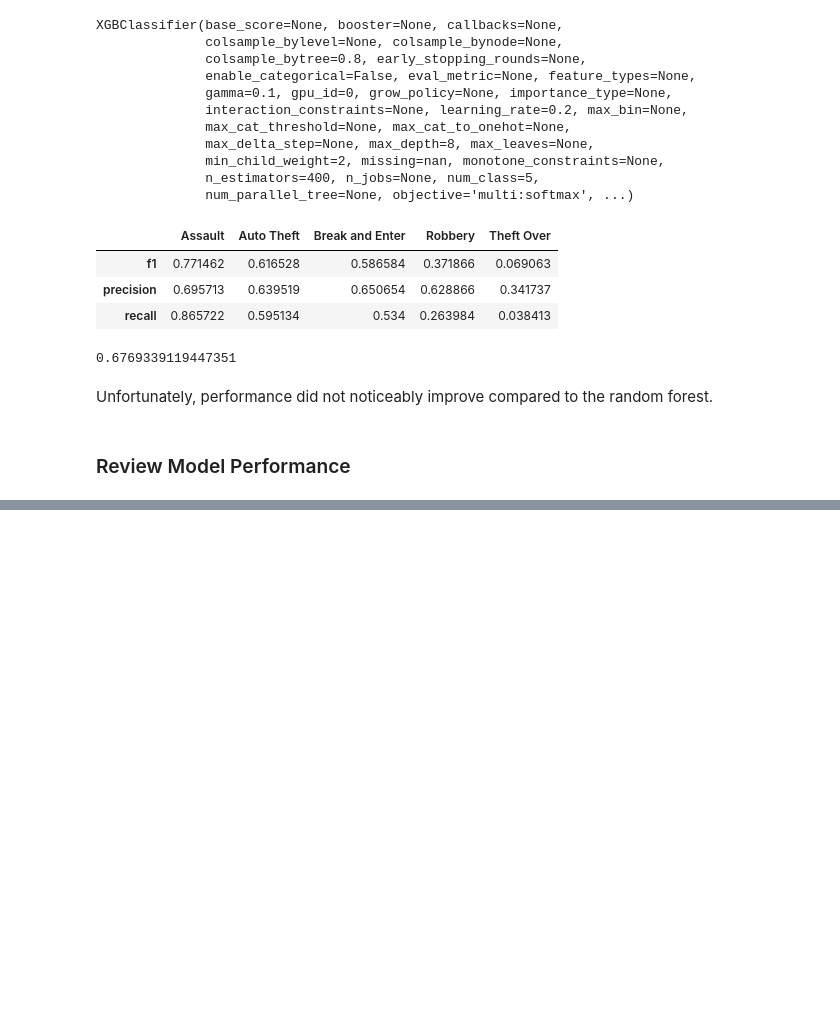
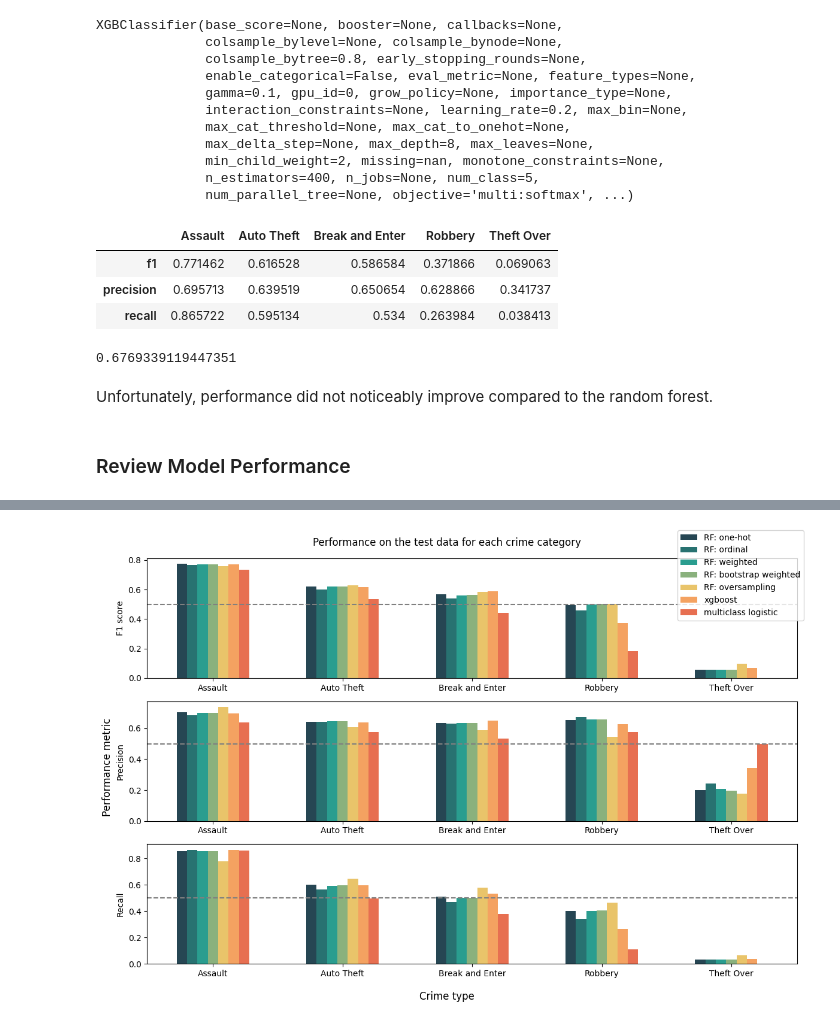
Before and after one commit to Matt2371/Toronto-Crimes, a Jupyter notebook: predictive_modeling.ipynb, the cells around one changed output, grey strips where cells are left out. Saved outputs shown, nothing was run; the diff lists cells and outputs as text; code cells hidden in the pictures; blank space fills up the shorter version.

```diff
--- a/predictive_modeling.ipynb
+++ b/predictive_modeling.ipynb
@@ -453,0 +490,20 @@ Unfortunately, performance did not noticeably improve compared to the random for
+# %%
+## Collect performance metrics for each model
+model_names =['RF: one-hot',
+              'RF: ordinal',
+              'RF: weighted',
+              'RF: bootstrap weighted',
+              'RF: oversampling',
+              'xgboost',
+              'multiclass logistic']
+# Collect f1 scores and convert to df
+f1_scores = [(lambda x: x.loc['f1', :])(model) for model in model_perf]
+f1_scores = pd.DataFrame(f1_scores, index=model_names)
+
+# Collect precision
+precision_scores = [(lambda x: x.loc['precision', :])(model) for model in model_perf]
+precision_scores = pd.DataFrame(precision_scores, index=model_names)
+
+# Collect precision
+recall_scores = [(lambda x: x.loc['recall', :])(model) for model in model_perf]
+recall_scores = pd.DataFrame(recall_scores, index=model_names)
@@ -453,0 +521,43 @@ Unfortunately, performance did not noticeably improve compared to the random for
+# %%
+# Create plot
+fig, axes = plt.subplots(nrows=3, figsize=(12, 8))
+barwidth = 0.08
+
+# Define colors
+colors = ['#264653', '#287271', '#2A9D8F', '#8AB17D', '#E9C46A', '#F4A261', '#E76F51']
+
+# Set position of bar on x axis
+br1 = np.arange(5)
+br2 = [x + barwidth for x in br1]
+br3 = [x + barwidth for x in br2]
+br4 = [x + barwidth for x in br3]
+br5 = [x + barwidth for x in br4]
+br6 = [x + barwidth for x in br5]
+br7 = [x + barwidth for x in br6]
+
+# Plot scores
+scores_ls = [f1_scores, precision_scores, recall_scores]
+score_names = ['F1 score', 'Precision', 'Recall']
+
+for i in range(3):
+    axes[i].bar(br1, scores_ls[i].loc['RF: one-hot', :], color =colors[0], width = barwidth, label ='RF: one-hot')
+    axes[i].bar(br2, scores_ls[i].loc['RF: ordinal', :], color =colors[1], width = barwidth, label = 'RF: ordinal')
+    axes[i].bar(br3, scores_ls[i].loc['RF: weighted', :], color =colors[2], width = barwidth, label = 'RF: weighted')
+    axes[i].bar(br4, scores_ls[i].loc['RF: bootstrap weighted', :], color =colors[3], width = barwidth, label = 'RF: bootstrap weighted')
+    axes[i].bar(br5, scores_ls[i].loc['RF: oversampling', :], color =colors[4], width = barwidth, label = 'RF: oversampling')
+    axes[i].bar(br6, scores_ls[i].loc['xgboost', :], color =colors[5], width = barwidth, label = 'xgboost')
+    axes[i].bar(br7, scores_ls[i].loc['multiclass logistic', :], color =colors[6], width = barwidth, label = 'multiclass logistic')
+    axes[i].axhline(y=0.5, color='grey', ls='--')
+    axes[i].set_xticks([r + 3*barwidth for r in range(5)], f1_scores.columns)
+    axes[i].set_ylabel(score_names[i])
+
+# Add legend
+handles, labels = axes[0].get_legend_handles_labels()
+fig.legend(handles, labels, loc='upper right', ncol=1)
+fig.suptitle('Performance on the test data for each crime category')
+fig.supxlabel('Crime type')
+fig.supylabel('Performance metric')
+plt.tight_layout()
+plt.show()
+# %% [output]
+[figure, added]
```
Also changed, not shown: parts of 5 cells of this notebook.
